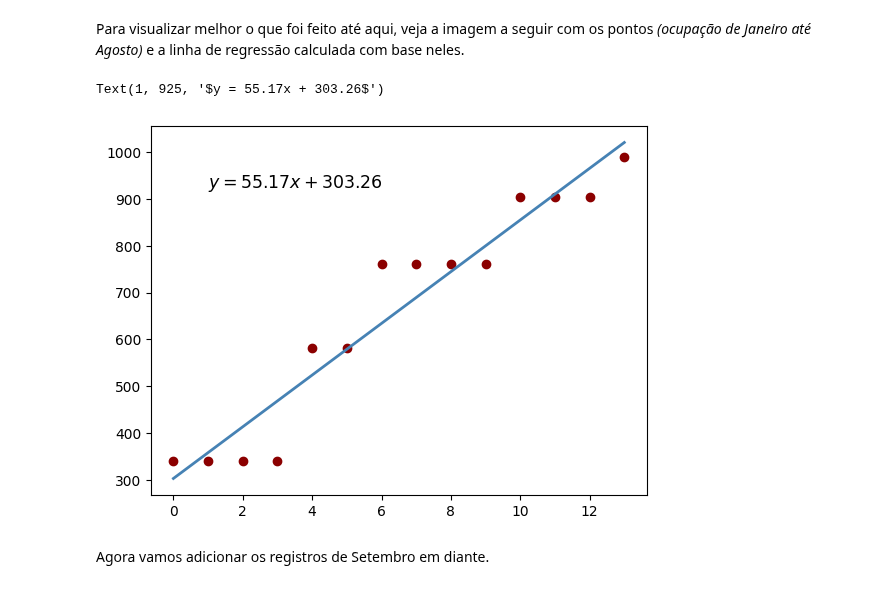
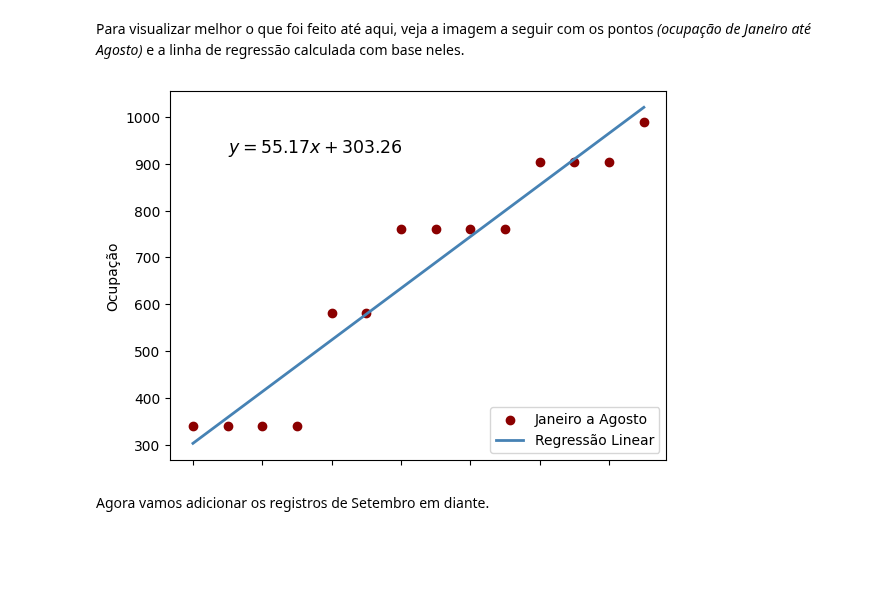
Before and after one commit to lucascorumba/study-projects, a Jupyter notebook: covid-hospital/analysis.ipynb, the cells around one changed output. Cells and saved outputs as stored; diff of their text form; code cells hidden in the pictures; blank space fills up the shorter version.

```diff
--- a/covid-hospital/analysis.ipynb
+++ b/covid-hospital/analysis.ipynb
@@ -1654,12 +1654,16 @@ err_coefs = np.polyfit(x_err, y_err, 1)
 # %% [markdown]
 Para visualizar melhor o que foi feito até aqui, veja a imagem a seguir com os pontos *(ocupação de Janeiro até Agosto)* e a linha de regressão calculada com base neles.
 # %%
-plt.scatter(x_err, y_err, color='darkred')
-plt.plot(x_err, err_coefs[0]*x_err + err_coefs[1], color='steelblue', linewidth=2)
+fig, ax = plt.subplots()
+ax.scatter(x_err, y_err, color='darkred', label='Janeiro a Agosto')
+ax.plot(x_err, err_coefs[0]*x_err + err_coefs[1], color='steelblue', linewidth=2, label='Regressão Linear')
 plt.text(1,925, f'$y = {err_coefs[0]:.2f}x + {err_coefs[1]:.2f}$', size=12.5)
+plt.legend(loc='lower right')
+ax.set_ylabel('Ocupação')
+ax.set_xticklabels([])
+plt.show()
 # %% [output]
-Text(1, 925, '$y = 55.17x + 303.26$')
-[figure, old version]
+[figure, new version]
 # %% [markdown]
 Agora vamos adicionar os registros de Setembro em diante.
 # %%
```
Also changed, not shown: parts of 4 cells of this notebook.
